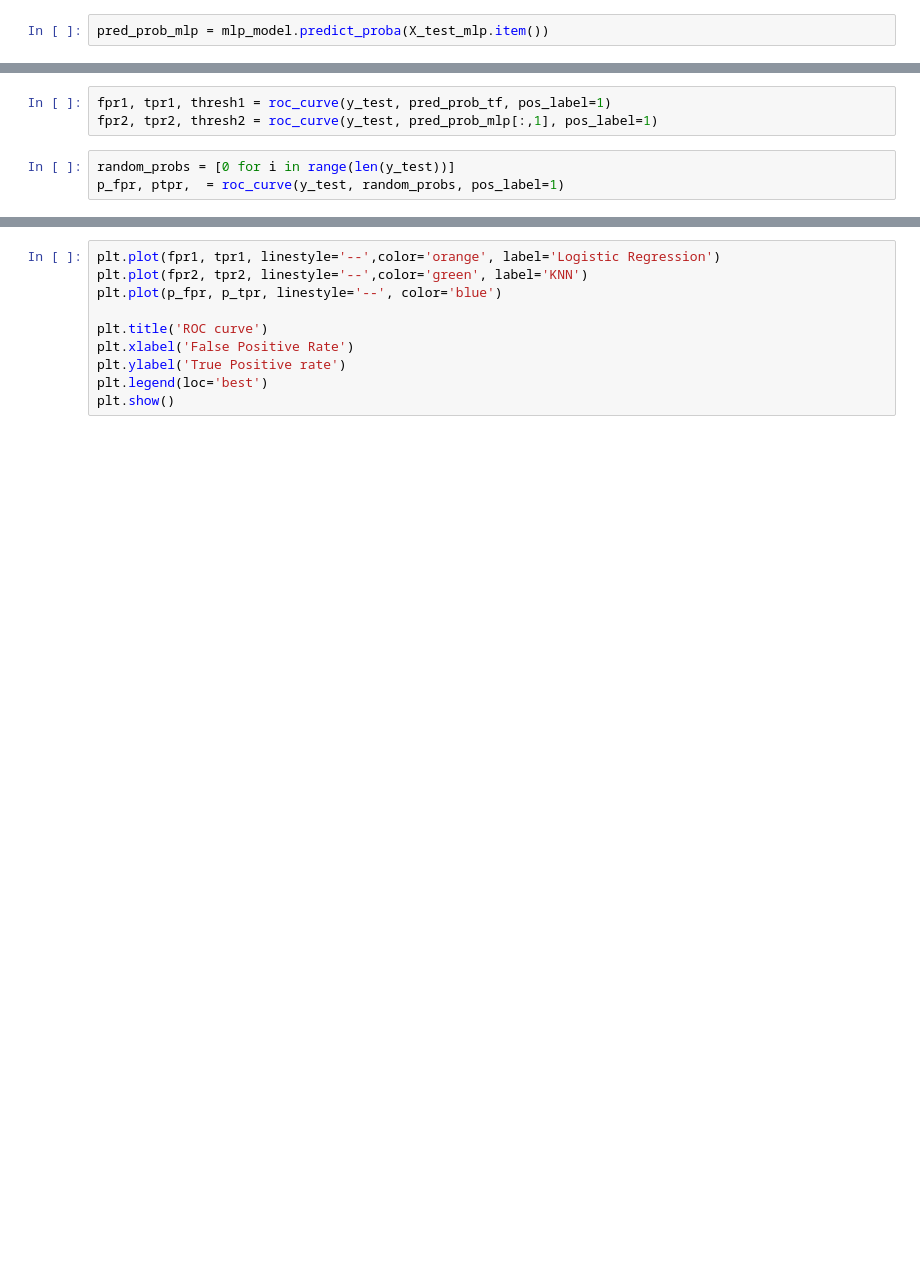
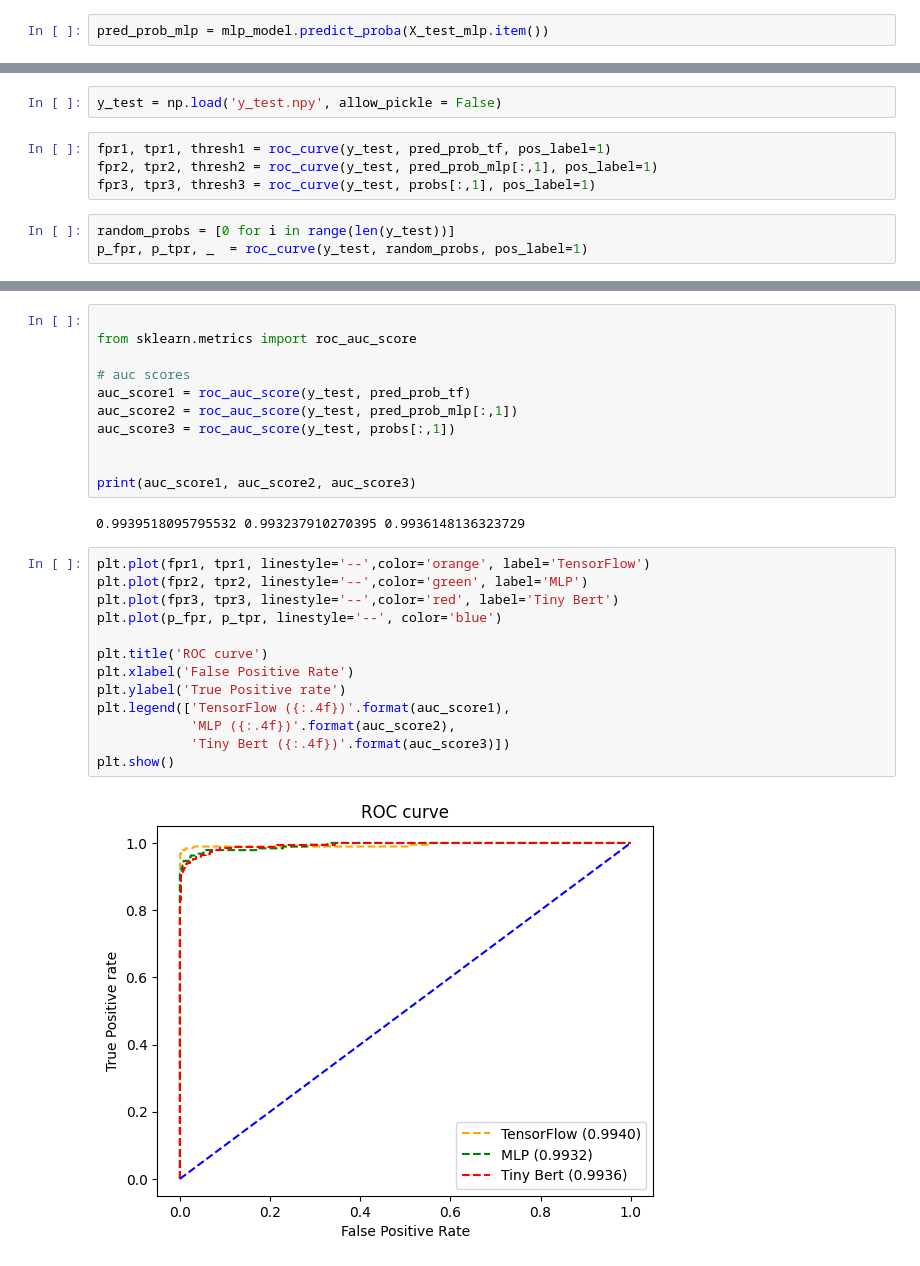
Before and after one commit to Mauvois/spam_detection, a Jupyter notebook: tests.ipynb, the cells around one changed output, grey strips where cells are left out. Drawn from its saved outputs; the diff is of its cells as text; blank space fills up the shorter version.

```diff
--- a/tests.ipynb
+++ b/tests.ipynb
@@ -67,6 +110,9 @@ pred_prob_mlp.shape
+# %%
+y_test = np.load('y_test.npy', allow_pickle = False)
 # %%
 fpr1, tpr1, thresh1 = roc_curve(y_test, pred_prob_tf, pos_label=1)
 fpr2, tpr2, thresh2 = roc_curve(y_test, pred_prob_mlp[:,1], pos_label=1)
+fpr3, tpr3, thresh3 = roc_curve(y_test, probs[:,1], pos_label=1)
 # %%
 random_probs = [0 for i in range(len(y_test))]
-p_fpr, ptpr,  = roc_curve(y_test, random_probs, pos_label=1)
+p_fpr, p_tpr, _  = roc_curve(y_test, random_probs, pos_label=1)
@@ -73,10 +129,28 @@ p_fpr, ptpr,  = roc_curve(y_test, random_probs, pos_label=1)
+# %%
+
+from sklearn.metrics import roc_auc_score
+
+# auc scores
+auc_score1 = roc_auc_score(y_test, pred_prob_tf)
+auc_score2 = roc_auc_score(y_test, pred_prob_mlp[:,1])
+auc_score3 = roc_auc_score(y_test, probs[:,1])
+
+
+print(auc_score1, auc_score2, auc_score3)
+# %% [output]
+0.9939518095795532 0.993237910270395 0.9936148136323729
 # %%
-plt.plot(fpr1, tpr1, linestyle='--',color='orange', label='Logistic Regression')
-plt.plot(fpr2, tpr2, linestyle='--',color='green', label='KNN')
+plt.plot(fpr1, tpr1, linestyle='--',color='orange', label='TensorFlow')
+plt.plot(fpr2, tpr2, linestyle='--',color='green', label='MLP')
+plt.plot(fpr3, tpr3, linestyle='--',color='red', label='Tiny Bert')
 plt.plot(p_fpr, p_tpr, linestyle='--', color='blue')
 
 plt.title('ROC curve')
 plt.xlabel('False Positive Rate')
 plt.ylabel('True Positive rate')
-plt.legend(loc='best')
+plt.legend(['TensorFlow ({:.4f})'.format(auc_score1),
+            'MLP ({:.4f})'.format(auc_score2),
+            'Tiny Bert ({:.4f})'.format(auc_score3)])
 plt.show()
+# %% [output]
+[figure, added]
```
Also changed, not shown: parts of 16 cells of this notebook, 3 other files.
